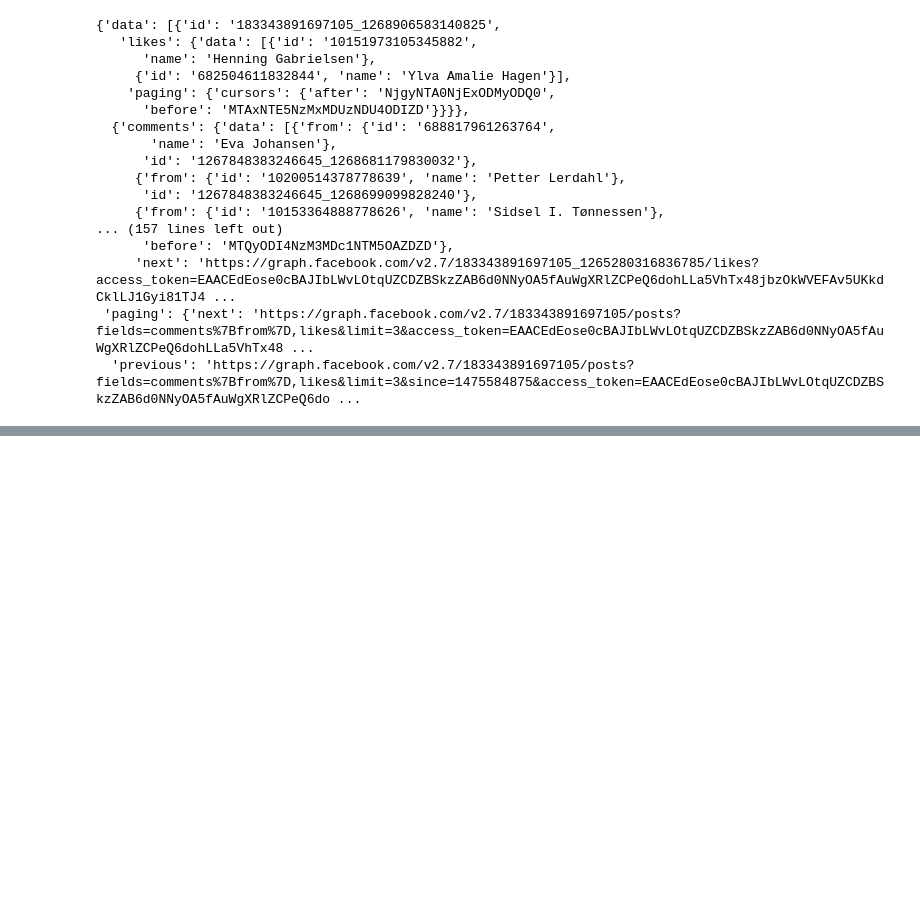
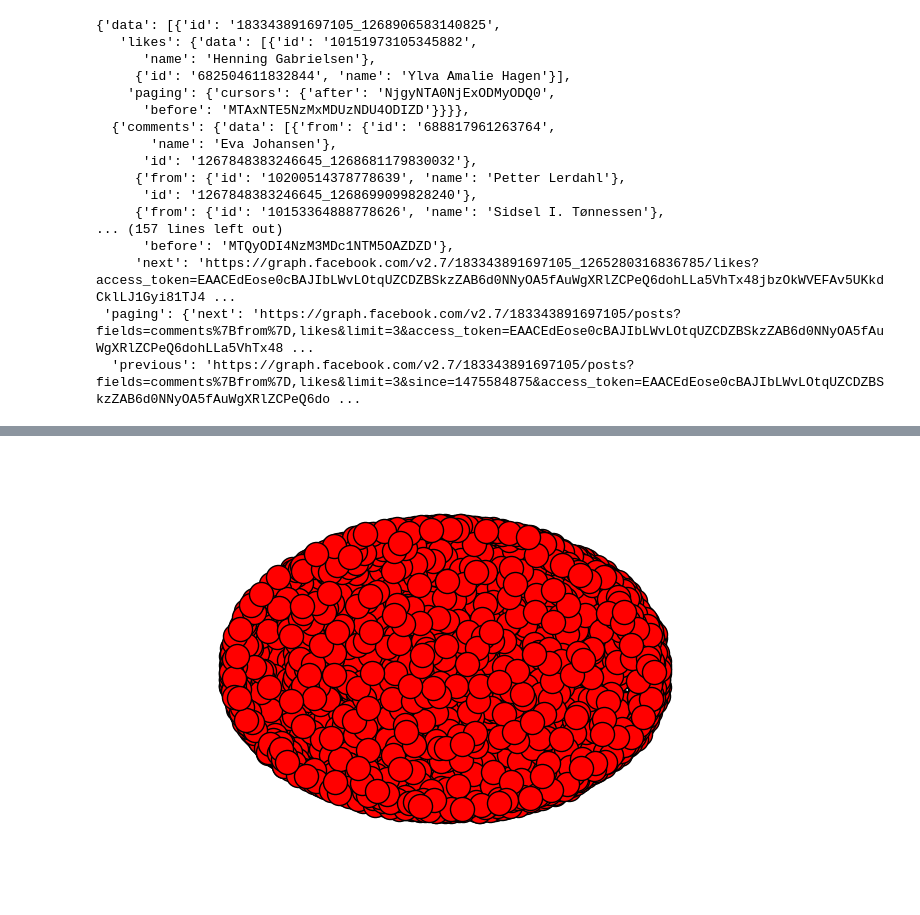
Before and after one commit to boojums/ipython-notebooks, a Jupyter notebook: FBtest.ipynb, the cells around one changed output, grey strips where cells are left out. Drawn from its saved outputs; the diff is of its cells as text; code cells hidden in the pictures; blank space fills up the shorter version.

Commit message:
getting some data

```diff
--- a/FBtest.ipynb
+++ b/FBtest.ipynb
@@ -204,0 +116,20 @@ commenters
+# %%
+import requests
+import networkx as nx
+
+# For limit number of posts, get likes and comments with author (from) and likes
+posts = g.get_connections("BymuseetOslo", 'posts', limit=30, fields='comments.limit(30){from, likes.limit(50)}, likes.limit(10)')
+
+# Get some more:
+url = posts['paging']['next']
+# Filter out any posts that don't have any comments (sad!)
+posts = [post for post in posts['data'] if post.get('comments') is not None]
+
+#while url:
+for i in range(5):
+    res = requests.get(url).json()
+    url = res['paging'].get('next')
+    data = [post for post in res['data'] if post.get('comments') is not None]
+    posts.append(data)
+
+len(posts)
@@ -204,0 +138,5 @@ commenters
+# %%
+comment = posts[0]['comments']['data'][0]
+comment['from']['name']
+comment.get('likes')
+print(comment)
@@ -204,0 +145,9 @@ commenters
+# %%
+# Build a graph from the posts (commenter, liker)
+nxg = nx.Graph()
+for post in posts[0:26]:
+    commentlikers = [(comment['from']['name'], comment.get('likes'))
+                     for comment in post['comments']['data']]
+    [nxg.add_edge(comment[0], liker['name'])
+      for comment in commentlikers if comment[1] is not None
+        for liker in comment[1].get('data') ]
@@ -204,0 +216,6 @@ commenters
+# %%
+import matplotlib.pyplot as plt
+nx.draw(nxg)
+plt.show()
+# %% [output]
+[figure, added]
```
Also changed, not shown: parts of 16 cells of this notebook.
